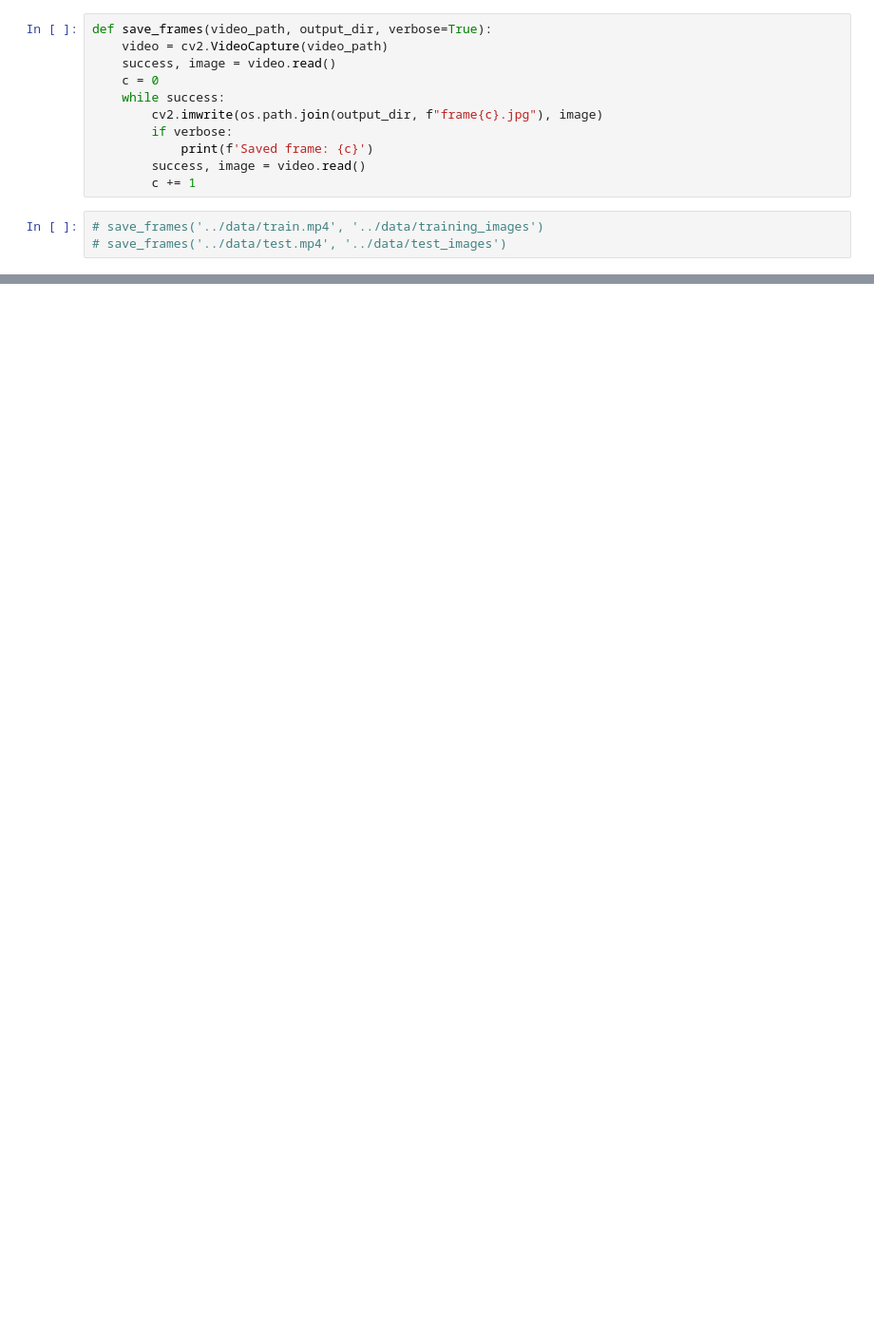
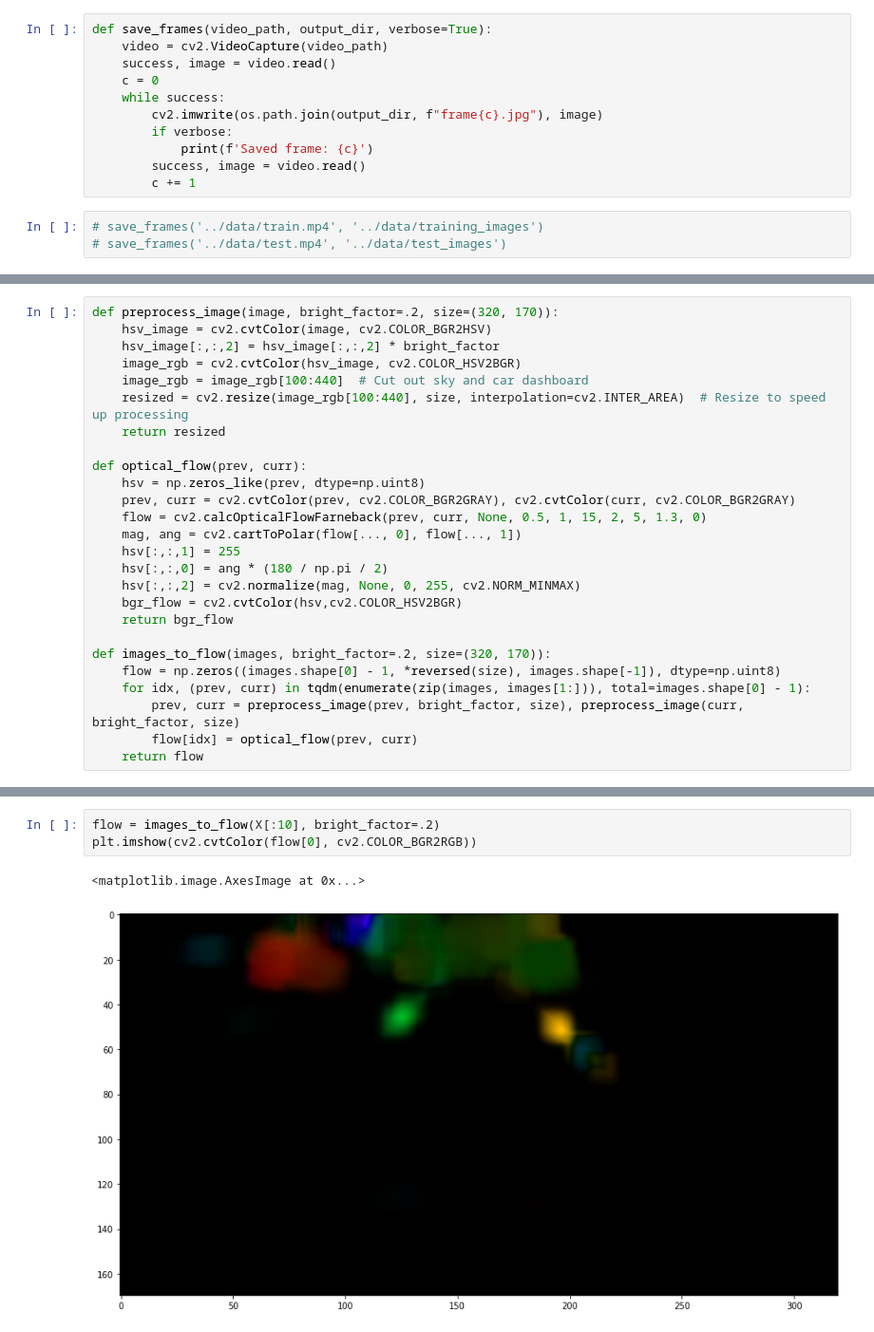
Before and after one commit to ryansdowning/speedchallenge, a Jupyter notebook: notebooks/eda.ipynb, the cells around one changed output, grey strips where cells are left out. Shown at 95% size. Drawn from its saved outputs; the diff is of its cells as text; blank space fills up the shorter version.

Commit message:
optical flow and stuff

```diff
--- a/notebooks/eda.ipynb
+++ b/notebooks/eda.ipynb
@@ -31,0 +58,26 @@ cv2.imread(os.path.join('../data/training_images', f'frame{0}.jpg'), cv2.IMREAD_
+# %%
+def preprocess_image(image, bright_factor=.2, size=(320, 170)):
+    hsv_image = cv2.cvtColor(image, cv2.COLOR_BGR2HSV)
+    hsv_image[:,:,2] = hsv_image[:,:,2] * bright_factor
+    image_rgb = cv2.cvtColor(hsv_image, cv2.COLOR_HSV2BGR)
+    image_rgb = image_rgb[100:440]  # Cut out sky and car dashboard
+    resized = cv2.resize(image_rgb[100:440], size, interpolation=cv2.INTER_AREA)  # Resize to speed up processing
+    return resized
+
+def optical_flow(prev, curr):
+    hsv = np.zeros_like(prev, dtype=np.uint8)
+    prev, curr = cv2.cvtColor(prev, cv2.COLOR_BGR2GRAY), cv2.cvtColor(curr, cv2.COLOR_BGR2GRAY)
+    flow = cv2.calcOpticalFlowFarneback(prev, curr, None, 0.5, 1, 15, 2, 5, 1.3, 0)
+    mag, ang = cv2.cartToPolar(flow[..., 0], flow[..., 1])
+    hsv[:,:,1] = 255
+    hsv[:,:,0] = ang * (180 / np.pi / 2)
+    hsv[:,:,2] = cv2.normalize(mag, None, 0, 255, cv2.NORM_MINMAX)
+    bgr_flow = cv2.cvtColor(hsv,cv2.COLOR_HSV2BGR)
+    return bgr_flow
+
+def images_to_flow(images, bright_factor=.2, size=(320, 170)):
+    flow = np.zeros((images.shape[0] - 1, *reversed(size), images.shape[-1]), dtype=np.uint8)
+    for idx, (prev, curr) in tqdm(enumerate(zip(images, images[1:])), total=images.shape[0] - 1):
+        prev, curr = preprocess_image(prev, bright_factor, size), preprocess_image(curr, bright_factor, size)
+        flow[idx] = optical_flow(prev, curr)
+    return flow
@@ -31,0 +88,6 @@ cv2.imread(os.path.join('../data/training_images', f'frame{0}.jpg'), cv2.IMREAD_
+# %%
+flow = images_to_flow(X[:10], bright_factor=.2)
+plt.imshow(cv2.cvtColor(flow[0], cv2.COLOR_BGR2RGB))
+# %% [output]
+<matplotlib.image.AxesImage at 0x...>
+[figure, added]
```
Also changed, not shown: parts of 9 cells of this notebook, 2 other files.
